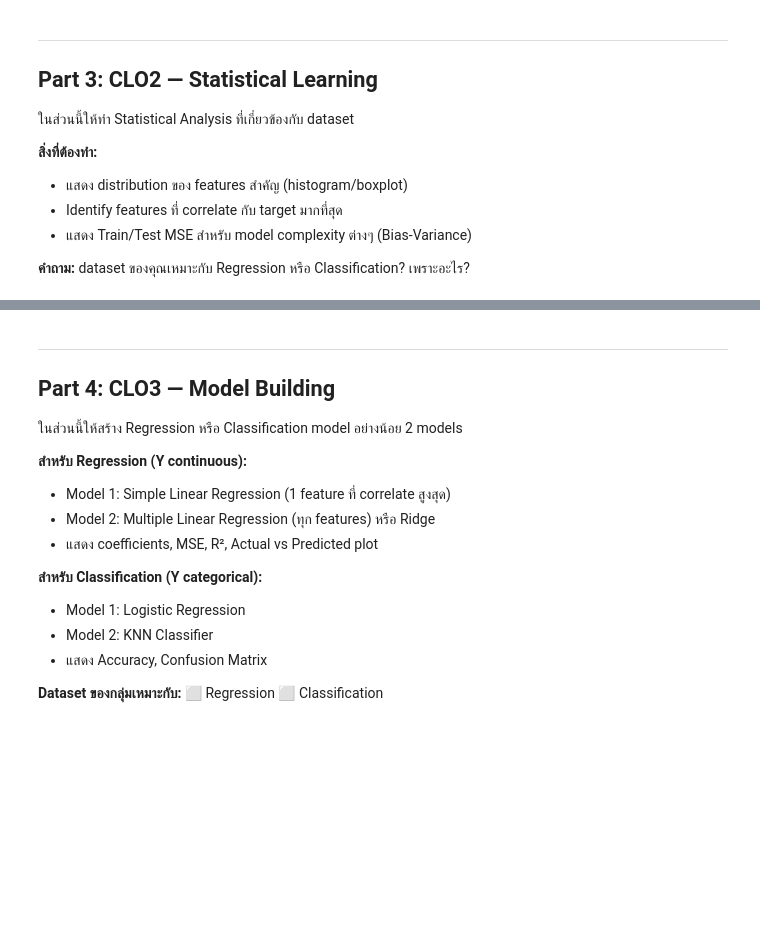
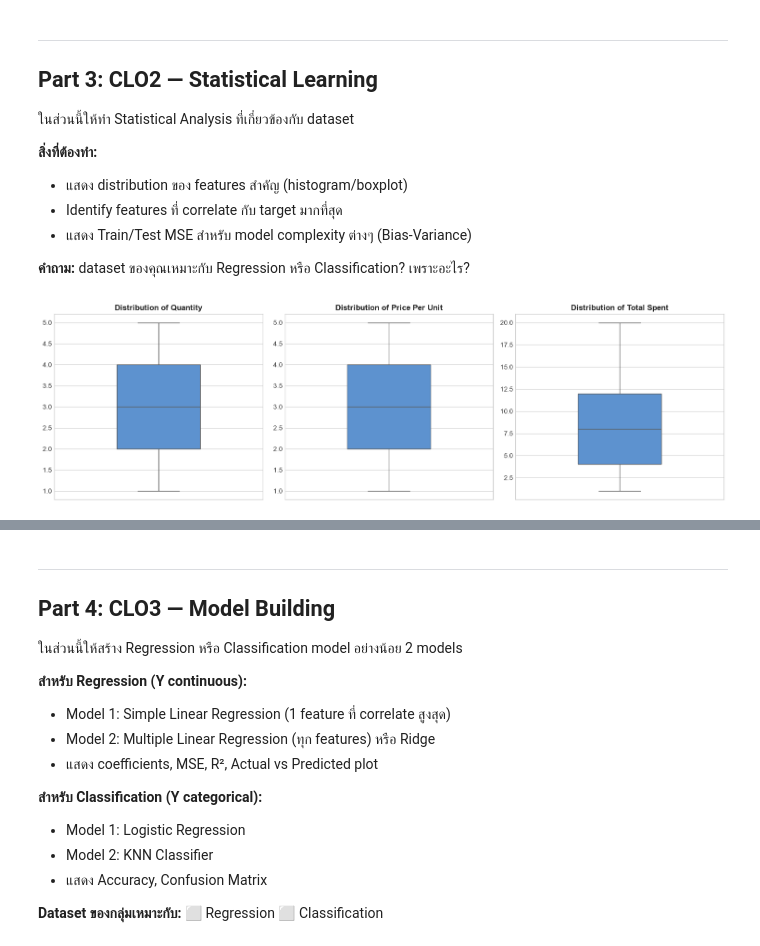
Before and after one commit to Thanawattho68-bit/Math-Project-1-26, a Jupyter notebook: lab15_project_template.ipynb, the cells around one changed output, grey strips where cells are left out. Saved outputs shown, nothing was run; the diff lists cells and outputs as text; code cells hidden in the pictures; blank space fills up the shorter version.

Commit message:
ทำ CLO2 — Statistical Analysis: distribution, correlation, Bias-Variance Tradeoff

```diff
--- a/lab15_project_template.ipynb
+++ b/lab15_project_template.ipynb
@@ -306,10 +306,90 @@ Total Spent     0.7176 -0.0075  0.6964
 **คำถาม:** dataset ของคุณเหมาะกับ Regression หรือ Classification? เพราะอะไร?
 # %%
 # ─── CLO2: Statistical Analysis ───────────────────────────────────
-# วัตถุประสงค์: เข้าใจ statistical properties ของ dataset
+# วัตถุประสงค์: วิเคราะห์ distribution ของ features, correlation กับ target,
+# และแสดง Bias-Variance Tradeoff ผ่าน Train/Test MSE ของ model complexity ต่างๆ
 
-# TODO:
-# 1. Plot distributions
-# 2. Correlation analysis กับ target
-# 3. แสดง U-curve ของ Train/Test MSE (polynomial degree หรือ model complexity)
-pass
+from sklearn.preprocessing import PolynomialFeatures
+
+target = 'Total Spent'
+numeric_cols = ['Quantity', 'Price Per Unit', 'Total Spent']
+
+# ── 1. Distribution ของ features สำคัญ (Boxplot) ──────────────────
+fig, axes = plt.subplots(1, 3, figsize=(15, 4.5))
+for ax, col in zip(axes, numeric_cols):
+    sns.boxplot(data=df, y=col, ax=ax, color='#4A90E2', width=0.4)
+    ax.set_title(f'Distribution of {col}', fontsize=12, fontweight='bold')
+    ax.set_ylabel('')
+plt.tight_layout()
+plt.show()
+
+# สถิติประกอบ (จำนวนค่า unique + outlier ตามเกณฑ์ IQR)
+print('=== Distribution Summary ===')
+for col in numeric_cols:
+    q1, q3 = df[col].quantile([0.25, 0.75])
+    iqr = q3 - q1
+    n_out = ((df[col] < q1 - 1.5 * iqr) | (df[col] > q3 + 1.5 * iqr)).sum()
+    print(f'{col:15s} | unique = {df[col].nunique():3d} | range = [{df[col].min()}, {df[col].max()}] | outliers(IQR) = {n_out}')
+print('\nจำนวนแถวต่อประเภทสินค้า (Item):')
+print(df['Item'].value_counts())
+
+# ── 2. Correlation ของแต่ละ feature กับ target ────────────────────
+corr_with_target = df[numeric_cols].corr()[target].drop(target).sort_values(ascending=False)
+print('\n=== Correlation with Target (Total Spent) ===')
+print(corr_with_target.round(4))
+
+# ตรวจสอบความสัมพันธ์เชิงตรรกะของข้อมูล
+match_pct = (df['Quantity'] * df['Price Per Unit'] == df[target]).mean() * 100
+print(f'\nสัดส่วนแถวที่ Total Spent = Quantity × Price Per Unit: {match_pct:.2f}%')
+
+plt.figure(figsize=(6, 4))
+corr_with_target.plot(kind='bar', color='#4A90E2')
+plt.title('Feature Correlation with Total Spent', fontsize=12, fontweight='bold')
+plt.ylabel('Pearson Correlation')
+plt.axhline(0, color='black', linewidth=0.8)
+plt.xticks(rotation=0)
+plt.tight_layout()
+plt.show()
+
+# ── 3. Bias-Variance Tradeoff: Train/Test MSE ตาม model complexity ──
+# หมายเหตุ: เนื่องจาก Total Spent ≈ Quantity × Price (88% ของข้อมูล) หากใช้ทั้ง 2 features
+# โมเดลจะ near-deterministic (MSE ≈ 0) จึงเลือกใช้เพียง Quantity เพื่อให้เห็น tradeoff ที่แท้จริง
+X = df[['Quantity']].values
+y = df[target].values
+X_train, X_test, y_train, y_test = train_test_split(X, y, test_size=0.2, random_state=42)
+
+degrees = list(range(1, 16))
+train_mse, test_mse = [], []
+for d in degrees:
+    poly = PolynomialFeatures(degree=d, include_bias=False)
+    Xtr_p = poly.fit_transform(X_train)
+    Xte_p = poly.transform(X_test)
+    model = LinearRegression().fit(Xtr_p, y_train)
+    train_mse.append(mean_squared_error(y_train, model.predict(Xtr_p)))
+    test_mse.append(mean_squared_error(y_test, model.predict(Xte_p)))
+
+results_df = pd.DataFrame({
+    'Degree': degrees,
+    'Train MSE': train_mse,
+    'Test MSE': test_mse
+})
+print('\n=== Bias-Variance: Polynomial Regression (Quantity → Total Spent) ===')
+print(results_df.round(4).to_string(index=False))
+
+best_degree = int(results_df.loc[results_df['Test MSE'].idxmin(), 'Degree'])
+print(f'\nOptimal complexity: degree = {best_degree} (Test MSE = {min(test_mse):.4f})')
+
+plt.figure(figsize=(10, 6))
+plt.plot(degrees, train_mse, 'o-', label='Train MSE', color='#4A90E2')
+plt.plot(degrees, test_mse, 's-', label='Test MSE', color='#E74C3C')
+plt.axvline(best_degree, color='gray', linestyle='--', alpha=0.7,
+            label=f'Optimal degree = {best_degree}')
+plt.xlabel('Model Complexity (Polynomial Degree)')
+plt.ylabel('MSE')
+plt.title('Bias-Variance Tradeoff: Train vs Test MSE', fontsize=13, fontweight='bold')
+plt.xticks(degrees)
+plt.legend()
+plt.tight_layout()
+plt.show()
+# %% [output]
+[figure, added]
```
Also changed, not shown: parts of 2 cells of this notebook.
